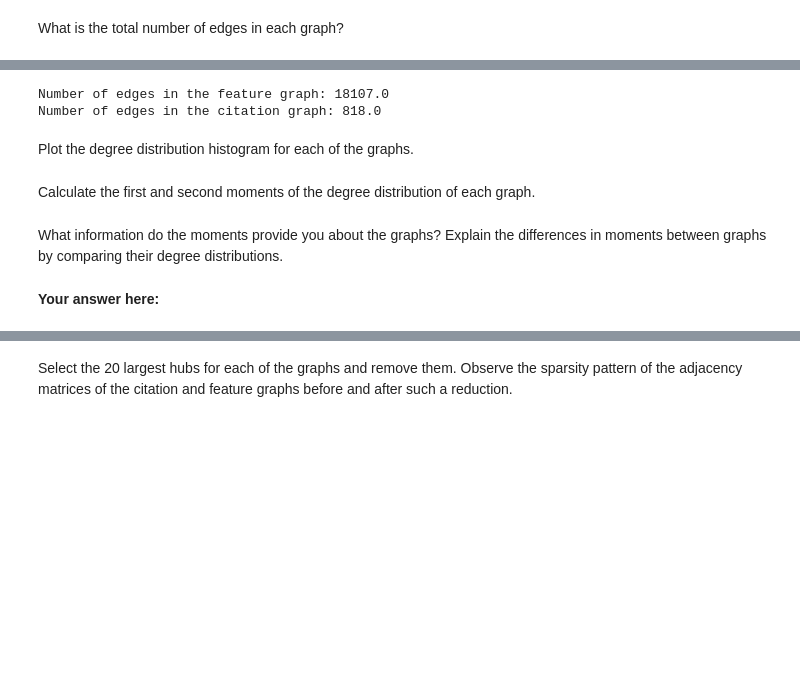
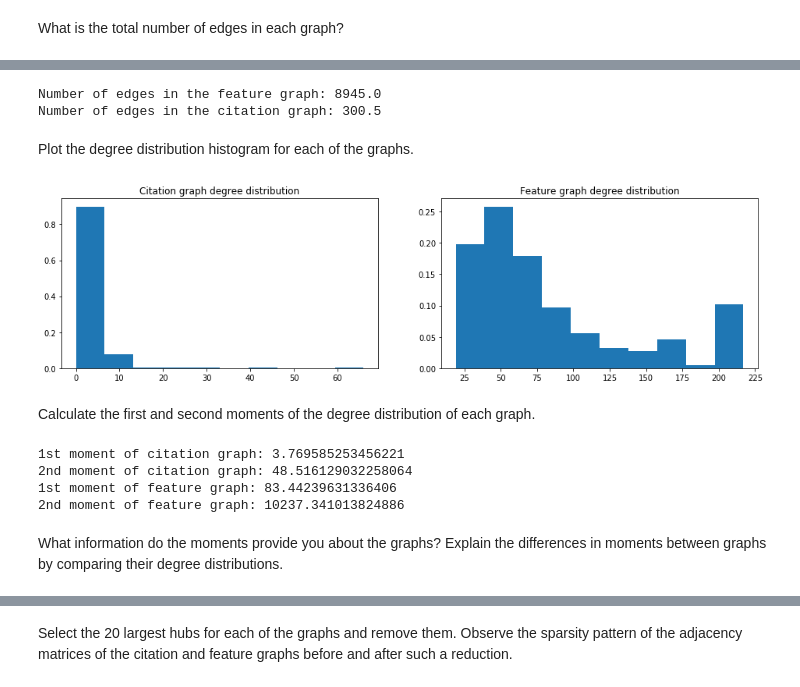
Before and after one commit to Sytta/ntds_2019, a Jupyter notebook: assignments/1_network_science.ipynb, the cells around one changed output, grey strips where cells are left out. Cells and saved outputs as stored; diff of their text form; code cells hidden in the pictures; blank space fills up the shorter version.

```diff
--- a/assignments/1_network_science.ipynb
+++ b/assignments/1_network_science.ipynb
@@ -166,39 +169,44 @@ What is the total number of edges in each graph?
 # %%
-num_edges_feature = A_feature.sum()# Your code here.
-num_edges_citation = A_citation.sum()# Your code here.
+num_edges_feature = (A_feature.sum()-A_feature.shape[0])/2# Your code here.
+num_edges_citation = (A_citation.sum()-A_citation.shape[0])/2# Your code here.
 print(f"Number of edges in the feature graph: {num_edges_feature}")
 print(f"Number of edges in the citation graph: {num_edges_citation}")
 # %% [output]
-Number of edges in the feature graph: 18107.0
-Number of edges in the citation graph: 818.0
+Number of edges in the feature graph: 8945.0
+Number of edges in the citation graph: 300.5
 # %% [markdown]
 Plot the degree distribution histogram for each of the graphs.
 # %%
-degrees_citation = # Your code here.
-degrees_feature = # Your code here.
+degrees_citation = A_citation.sum(axis=0)# Your code here.
+degrees_feature = A_feature.sum(axis=0)# Your code here.
 
 deg_hist_normalization = np.ones(degrees_citation.shape[0]) / degrees_citation.shape[0]
 
 fig, axes = plt.subplots(1, 2, figsize=(16, 4))
 axes[0].set_title('Citation graph degree distribution')
 axes[0].hist(degrees_citation, weights=deg_hist_normalization);
 axes[1].set_title('Feature graph degree distribution')
 axes[1].hist(degrees_feature, weights=deg_hist_normalization);
+# %% [output]
+[figure, added]
 # %% [markdown]
 Calculate the first and second moments of the degree distribution of each graph.
 # %%
-cit_moment_1 = # Your code here.
-cit_moment_2 = # Your code here.
+cit_moment_1 = degrees_citation.sum()/len(degrees_citation)# Your code here.
+cit_moment_2 = (degrees_citation**2).sum()/len(degrees_citation)# Your code here.
 
-feat_moment_1 = # Your code here.
-feat_moment_2 = # Your code here.
+feat_moment_1 = degrees_feature.sum()/len(degrees_feature)# Your code here.
+feat_moment_2 = (degrees_feature**2).sum()/len(degrees_feature)# Your code here.
 
 print(f"1st moment of citation graph: {cit_moment_1}")
 print(f"2nd moment of citation graph: {cit_moment_2}")
 print(f"1st moment of feature graph: {feat_moment_1}")
 print(f"2nd moment of feature graph: {feat_moment_2}")
+# %% [output]
+1st moment of citation graph: 3.769585253456221
+2nd moment of citation graph: 48.516129032258064
+1st moment of feature graph: 83.44239631336406
+2nd moment of feature graph: 10237.341013824886
 # %% [markdown]
 What information do the moments provide you about the graphs?
 Explain the differences in moments between graphs by comparing their degree distributions.
-# %% [markdown]
-**Your answer here:**
```
Also changed, not shown: parts of 9 cells of this notebook.
